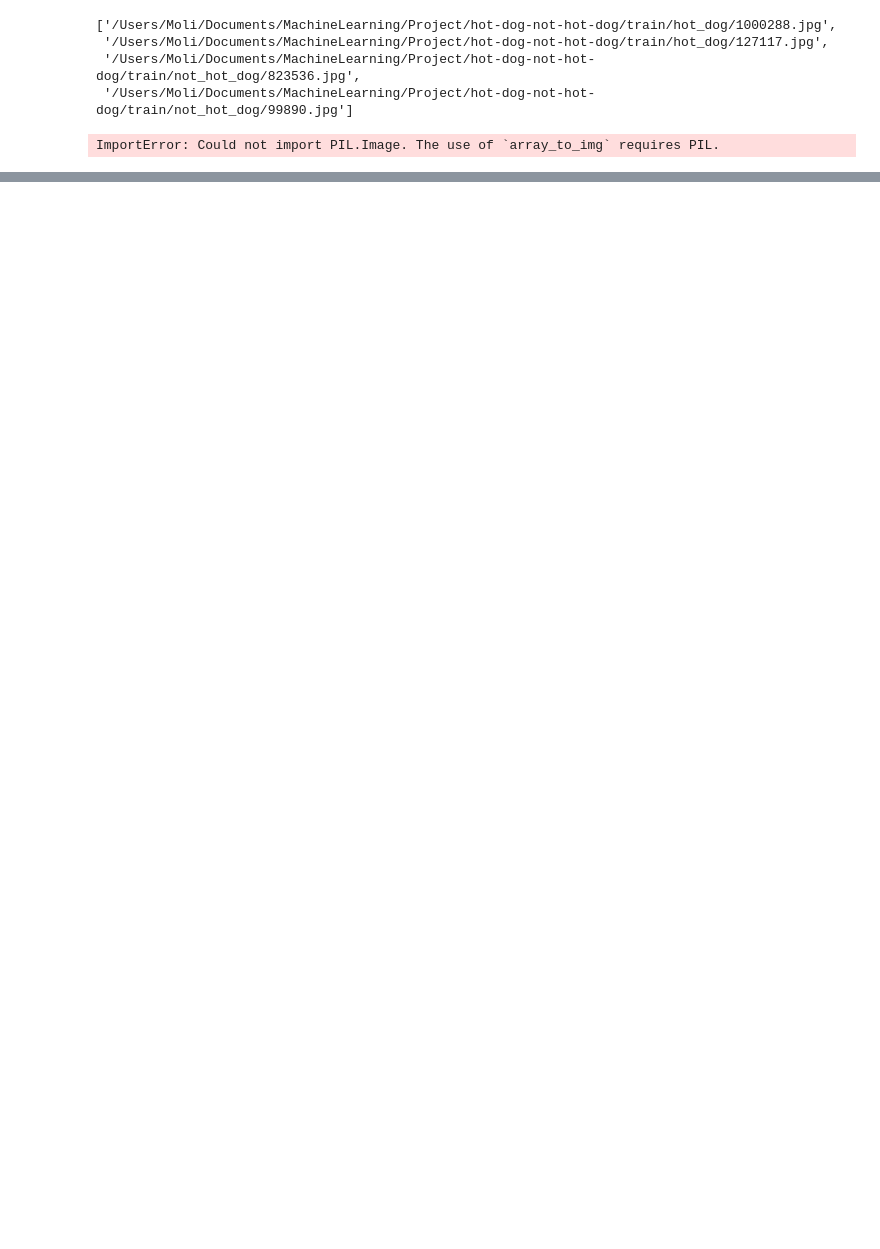
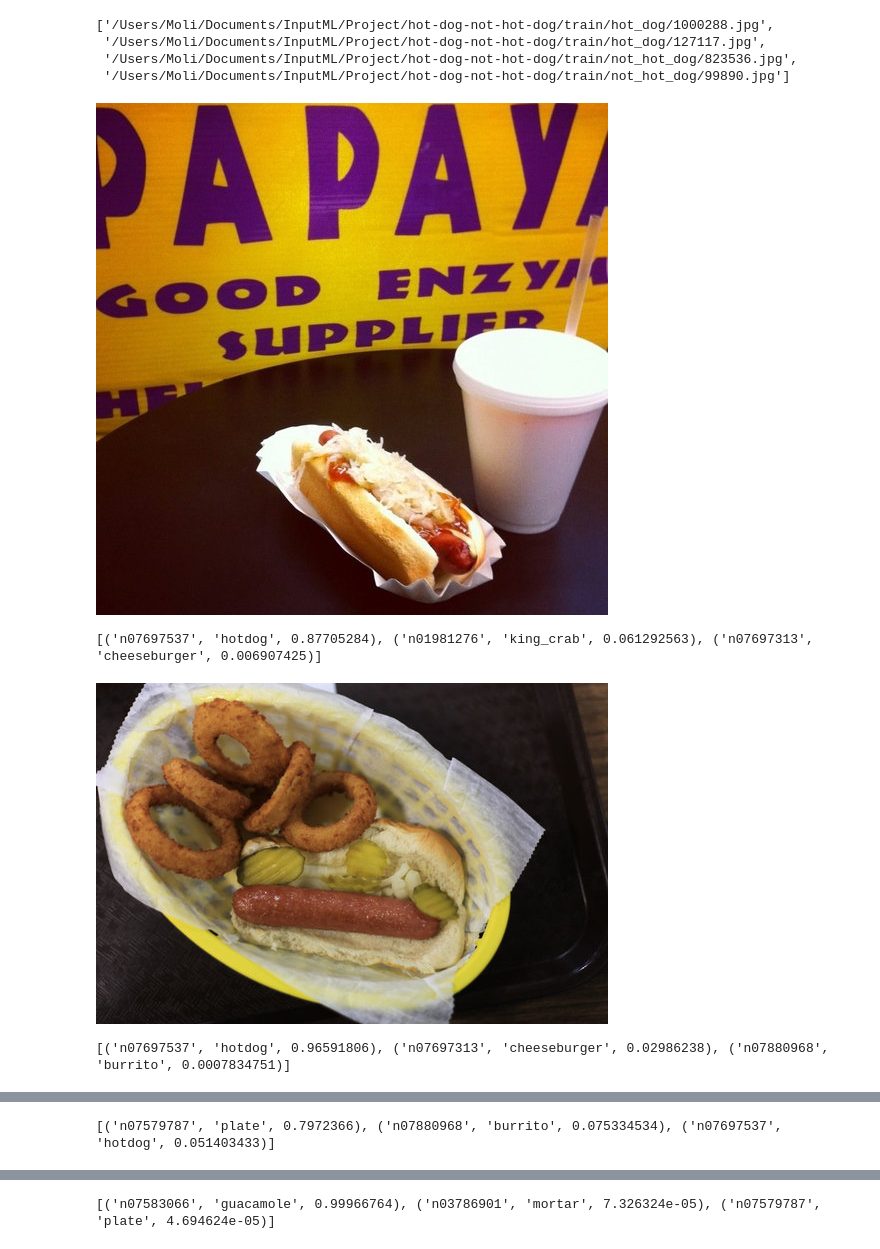
Before and after one commit to nirdong/MachineLearning, a Jupyter notebook: Project/hot-dog-not-hot-dog/hot-dog-not-hog-dog.ipynb, the cells around one changed output, grey strips where cells are left out. Cells and saved outputs as stored; diff of their text form; code cells hidden in the pictures; blank space fills up the shorter version.

```diff
--- a/Project/hot-dog-not-hot-dog/hot-dog-not-hog-dog.ipynb
+++ b/Project/hot-dog-not-hot-dog/hot-dog-not-hog-dog.ipynb
@@ -3,13 +3,13 @@ import os
 from os.path import join
 #import utils
 
-hot_dog_image_dir = '/Users/Moli/Documents/MachineLearning/Project/hot-dog-not-hot-dog/train/hot_dog'
+hot_dog_image_dir = '/Users/Moli/Documents/InputML/Project/hot-dog-not-hot-dog/train/hot_dog'
 
 hot_dog_paths = [join(hot_dog_image_dir,filename) for filename in
                             ['1000288.jpg',
                              '127117.jpg']]
 
-not_hot_dog_image_dir = '/Users/Moli/Documents/MachineLearning/Project/hot-dog-not-hot-dog/train/not_hot_dog'
+not_hot_dog_image_dir = '/Users/Moli/Documents/InputML/Project/hot-dog-not-hot-dog/train/not_hot_dog'
 not_hot_dog_paths = [join(not_hot_dog_image_dir, filename) for filename in
                             ['823536.jpg',
                              '99890.jpg']]
@@ -19,16 +19,17 @@ img_paths = hot_dog_paths + not_hot_dog_paths
 img_paths
 #os.getcwd()
 # %% [output]
-['/Users/Moli/Documents/MachineLearning/Project/hot-dog-not-hot-dog/train/hot_dog/1000288.jpg',
- '/Users/Moli/Documents/MachineLearning/Project/hot-dog-not-hot-dog/train/hot_dog/127117.jpg',
- '/Users/Moli/Documents/MachineLearning/Project/hot-dog-not-hot-dog/train/not_hot_dog/823536.jpg',
- '/Users/Moli/Documents/MachineLearning/Project/hot-dog-not-hot-dog/train/not_hot_dog/99890.jpg']
+['/Users/Moli/Documents/InputML/Project/hot-dog-not-hot-dog/train/hot_dog/1000288.jpg',
+ '/Users/Moli/Documents/InputML/Project/hot-dog-not-hot-dog/train/hot_dog/127117.jpg',
+ '/Users/Moli/Documents/InputML/Project/hot-dog-not-hot-dog/train/not_hot_dog/823536.jpg',
+ '/Users/Moli/Documents/InputML/Project/hot-dog-not-hot-dog/train/not_hot_dog/99890.jpg']
 # %%
+from IPython.display import Image, display
+from utils.decode_predictions import decode_predictions
 import numpy as np
 from tensorflow.keras.applications.resnet50 import preprocess_input
 from tensorflow.keras.applications import ResNet50
 from tensorflow.keras.preprocessing.image import load_img, img_to_array
-
 
 image_size = 224
 
@@ -39,26 +40,17 @@ def read_and_prep_images(img_paths, img_height=image_size, img_width=image_size)
     return(output)
 
 
-my_model = ResNet50(weights='/Users/Moli/Documents/MachineLearning/Project/resnet50_weights_tf_dim_ordering_tf_kernels.h5')
+my_model = ResNet50(weights='/Users/Moli/Documents/InputML/Project/resnet50_weights_tf_dim_ordering_tf_kernels.h5')
 test_data = read_and_prep_images(img_paths)
 preds = my_model.predict(test_data)
 
-most_likely_labels = decode_predictions(preds, top=3)
+most_likely_labels = decode_predictions(preds, top=3, class_list_path='/Users/Moli/Documents/InputML/Project/hot-dog-not-hot-dog/imagenet_class_index.json')
-# %% [output]
-ImportError: Could not import PIL.Image. The use of `array_to_img` requires PIL.
-# %%
-from resnet50 import ResNet50
-from keras.preprocessing import image
-from imagenet_utils import preprocess_input, decode_predictions
-
-model = ResNet50(weights='imagenet')
-
-img_path = 'elephant.jpg'
-img = image.load_img(img_path, target_size=(224, 224))
-x = image.img_to_array(img)
-x = np.expand_dims(x, axis=0)
-x = preprocess_input(x)
-
-preds = model.predict(x)
-print('Predicted:', decode_predictions(preds))
-# print: [[u'n02504458', u'African_elephant']]
+# %%
+for i, img_path in enumerate(img_paths):
+    display(Image(img_path))
+    print(most_likely_labels[i])
+# %% [output]
+[figure, added]
+[('n07697537', 'hotdog', 0.87705284), ('n01981276', 'king_crab', 0.061292563), ('n07697313', 'cheeseburger', 0.006907425)]
+[figure, added]
+[('n07697537', 'hotdog', 0.96591806), ('n07697313', 'cheeseburger', 0.02986238), ('n07880968', 'burrito', 0.0007834751)]
@@ -64,0 +58 @@ print('Predicted:', decode_predictions(preds))
+[('n07579787', 'plate', 0.7972366), ('n07880968', 'burrito', 0.075334534), ('n07697537', 'hotdog', 0.051403433)]
@@ -64,0 +60 @@ print('Predicted:', decode_predictions(preds))
+[('n07583066', 'guacamole', 0.99966764), ('n03786901', 'mortar', 7.326324e-05), ('n07579787', 'plate', 4.694624e-05)]
```
Also changed, not shown: parts of 9 cells of this notebook, 7 other files.
